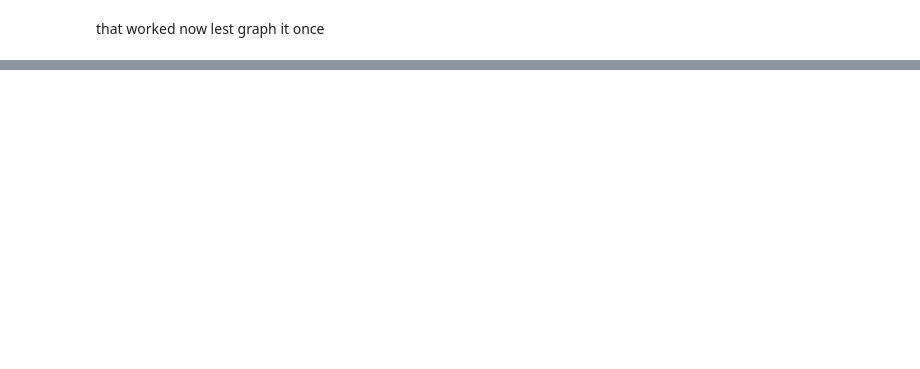
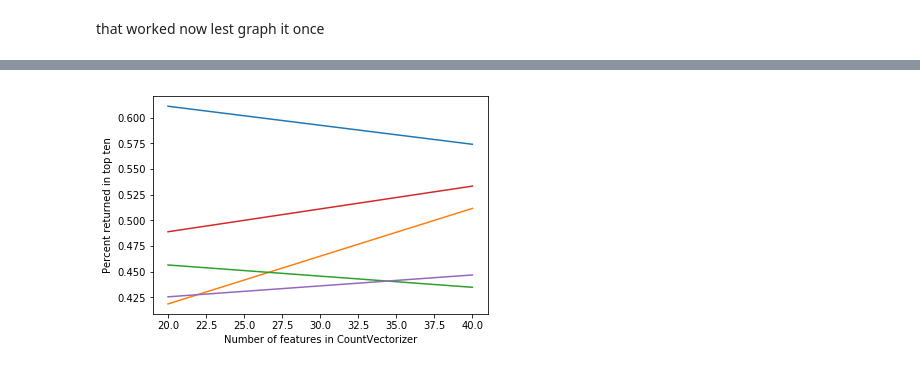
Before and after one commit to ShiahLints/booking-agent-ai, a Jupyter notebook: Models/cosinesimularity.ipynb, the cells around one changed output, grey strips where cells are left out. Drawn from its saved outputs; the diff is of its cells as text; code cells hidden in the pictures; blank space fills up the shorter version.

```diff
--- a/Models/cosinesimularity.ipynb
+++ b/Models/cosinesimularity.ipynb
@@ -171,0 +173,16 @@ for i in range(5):
+# %%
+fig, ax = plt.subplots()
+x = [20,40]
+for i in range(5):
+    samples = test_events.sample(100)
+    y = []
+    for features in x:
+        y.append(get_top_ten('bio', samples, features))
+    plt.plot(x,y)
+plt.xlabel('Number of features in CountVectorizer')
+plt.ylabel('Percent returned in top ten')
+plt.savefig('CosineGenreModel.pdf')
+plt.savefig('test.pdf')
+plt.show()
+# %% [output]
+[figure, added]
```
Also changed, not shown: parts of 5 cells of this notebook, 1 other file.
